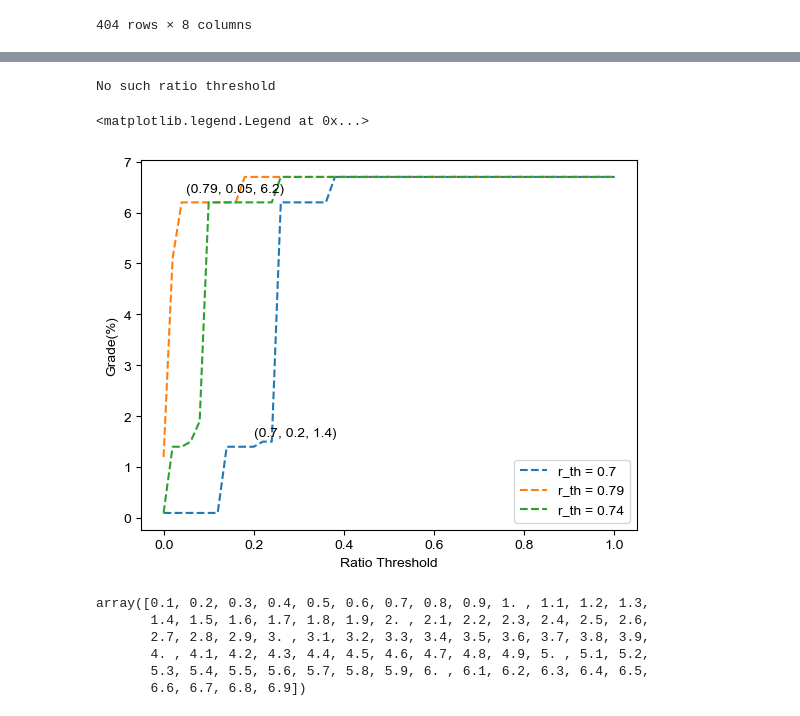
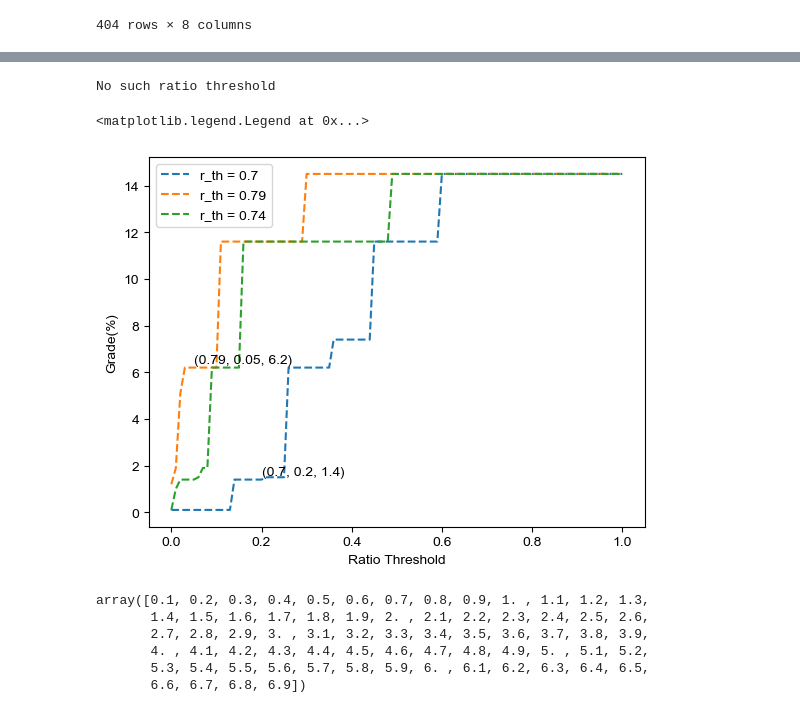
Before and after one commit to yaojian95/jt_ore_sorting, a Jupyter notebook: R_and_grade.ipynb, the cells around one changed output, grey strips where cells are left out. Saved outputs shown, nothing was run; the diff lists cells and outputs as text; code cells hidden in the pictures.

```diff
--- a/R_and_grade.ipynb
+++ b/R_and_grade.ipynb
@@ -64,20 +64,23 @@ for grade_th in grade_ths:
 # %%
 with open('grades_0p1_7_ths_0p01_0p02.pkl', 'wb') as f:
     pickle.dump(all_tuning, f)
-# %%
-# 假设grade_th_list是品位阈值列表
-
-with open('grades_0p1_7_ths_0p01_0p02.pkl', 'rb') as f:
-    all_tuning = pickle.load(f)
-
-merged_df = pd.concat(
-    [df.assign(grade_th=th) for th, df in zip(grade_ths, all_tuning)],
-    ignore_index=True
-)
 # %%
+# 假设grade_th_list是品位阈值列表
+
+# with open('grades_0p1_7_ths_0p01_0p02.pkl', 'rb') as f:
+grade_ths = np.arange(0.1, 15, 0.1)
+step_B = 0.01
+with open('grades_0p1_15_ths_0p01_0p01.pkl', 'rb') as f:
+    all_tuning = pickle.load(f)
+
+merged_df = pd.concat(
+    [df.assign(grade_th=th) for th, df in zip(grade_ths, all_tuning)],
+    ignore_index=True
+)
+
 grades_all = []; grade2th_1p4 = [];
 th_as = np.arange(0.5, 1.2, 0.01)
-th_bs = np.arange(0, 1.01, 0.02)
+th_bs = np.arange(0, 1.01, step_B)
 for th_a in th_as:
     grades_a = []
     for th_b in th_bs:
@@ -141,28 +173,30 @@ grade2th_1p4
 # %%
-th_B = np.arange(0, 1.01, 0.02)
+step_B = 0.01
+
+th_B = np.arange(0, 1.01, step_B)
 r_ths = [0.7, 0.79, 0.74]
 ratio_ths = [0.2, 0.05]
 
 for i, r_th in enumerate(r_ths):
     th_index = round((r_th - 0.5)/0.01)
 
     plt.plot(th_B, grades_all[th_index], label = f'r_th = {r_th}', linestyle = '--')
 
     try:
-        ratio_index = round((ratio_ths[i] - 0)/0.02)
+        ratio_index = round((ratio_ths[i] - 0)/step_B)
         grade_th = grades_all[th_index][ratio_index]
         # print(grade_th)
         plt.text(ratio_ths[i], grade_th + 0.2, f'{r_th, ratio_ths[i], round(grade_th, 1)}')
     except:
         print('No such ratio threshold')
 
 plt.xlabel('Ratio Threshold')
 plt.ylabel('Grade(%)')
 plt.legend()
 # %% [output]
 No such ratio threshold
 <matplotlib.legend.Legend at 0x...>
-[figure, old version]
+[figure, new version]
 # %%
 grade_ths
 # %% [output]
```
Also changed, not shown: parts of 8 cells of this notebook, 1 other file.
